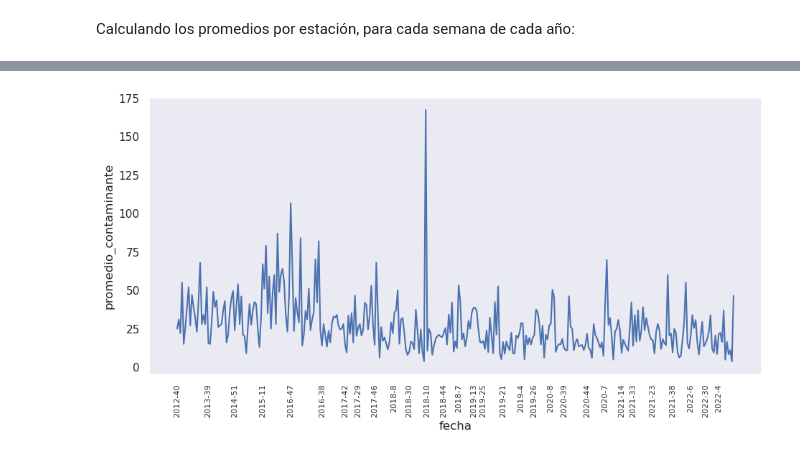
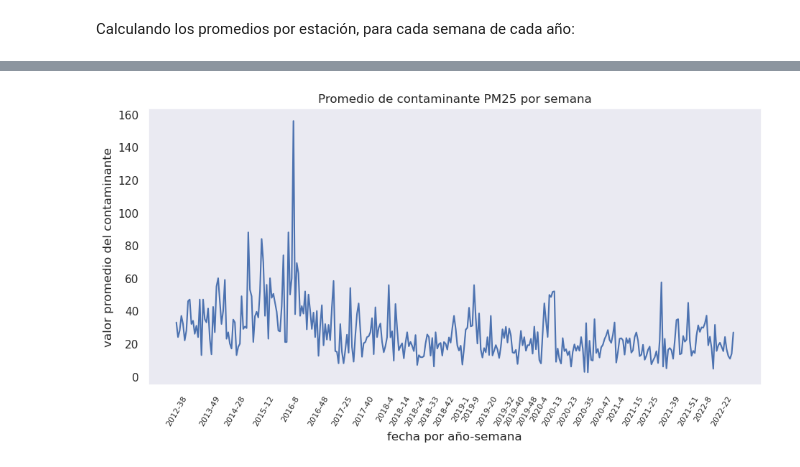
Before and after one commit to LeoUribC/CITRA_DataScience, a Jupyter notebook: Contaminantes/analisis_contaminantes.ipynb, the cells around one changed output, grey strips where cells are left out. Drawn from its saved outputs; the diff is of its cells as text; code cells hidden in the pictures.

Commit message:
plot figure with weekly PM25 values for each year

```diff
--- a/Contaminantes/analisis_contaminantes.ipynb
+++ b/Contaminantes/analisis_contaminantes.ipynb
@@ -434,0 +435,3 @@ prom_muestra_pm25_df
+# %%
+prom_muestra_pm25_df = prom_muestra_pm25_df.sort_values(by=["año", "semana"]).reset_index().drop("index", axis=1)
+prom_muestra_pm25_df
@@ -435,18 +452,20 @@ prom_muestra_pm25_df
 # %%
-lineplot = sns.lineplot(
-                data=prom_muestra_pm25_df,
-                x="fecha",
-                y="promedio_contaminante",
-                ci = False
-            )
+sns.set_theme(style="dark")
+
+sns.lineplot(
+    data=prom_muestra_pm25_df,
+    x="fecha",
+    y="promedio_contaminante",
+    ci = False
+)
 
 elements = [ np.array(prom_muestra_pm25_df["fecha"])[i] for i in range(0, len(prom_muestra_pm25_df["fecha"]), 20) ]
 
-#lineplot.set_xticks( range( len(elements) ) )
-#lineplot.set_xticklabels( elements )
+plt.xticks(elements, fontsize=8, rotation=60)
+plt.title("Promedio de contaminante PM25 por semana")
+plt.xlabel("fecha por año-semana"); plt.ylabel("valor promedio del contaminante")
 
-plt.grid()
-plt.xticks(elements, fontsize=8, rotation=90)
+#plt.savefig("muestra_pm25_semana.png", bbox_inches="tight", dpi=200)
 plt.show()
 # %% [output]
-[figure, old version]
+[figure, new version]
```
Also changed, not shown: parts of 16 cells of this notebook, 1 other file.
